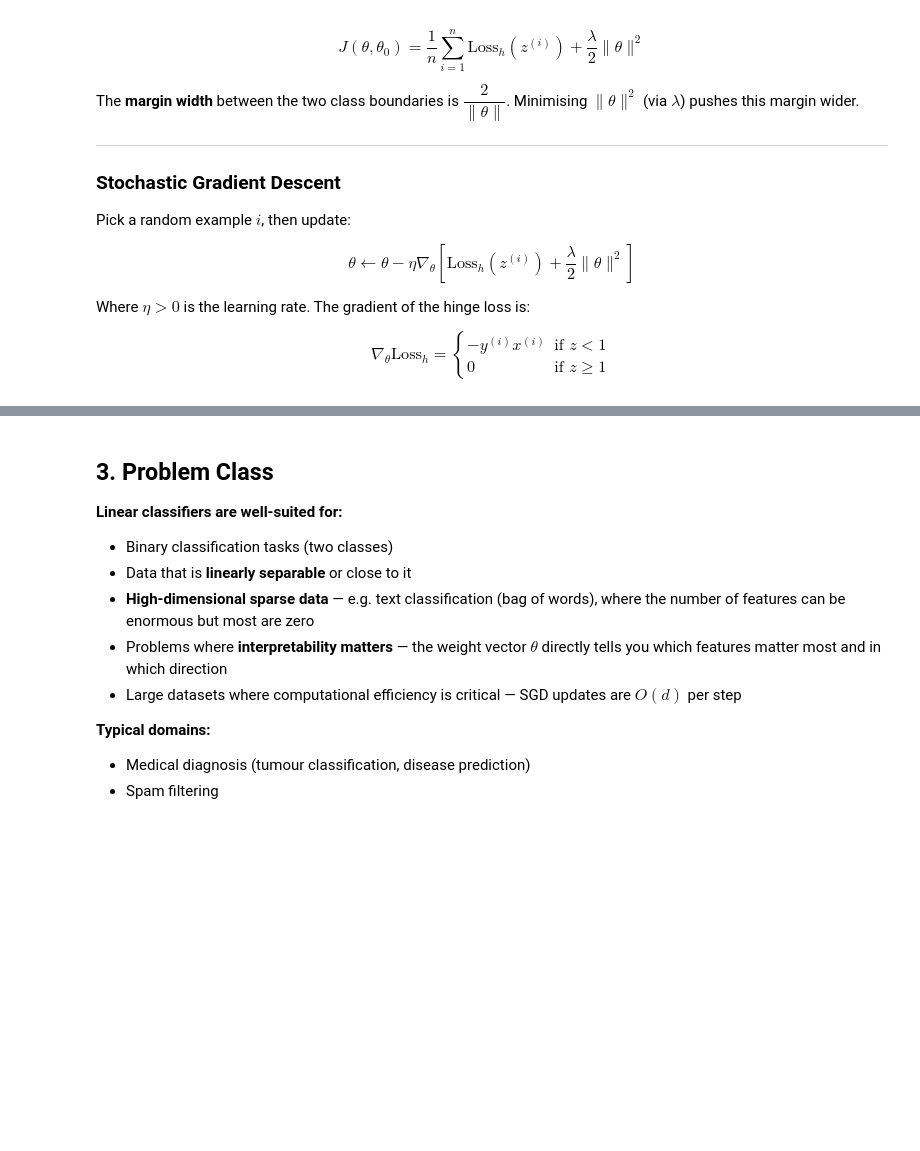
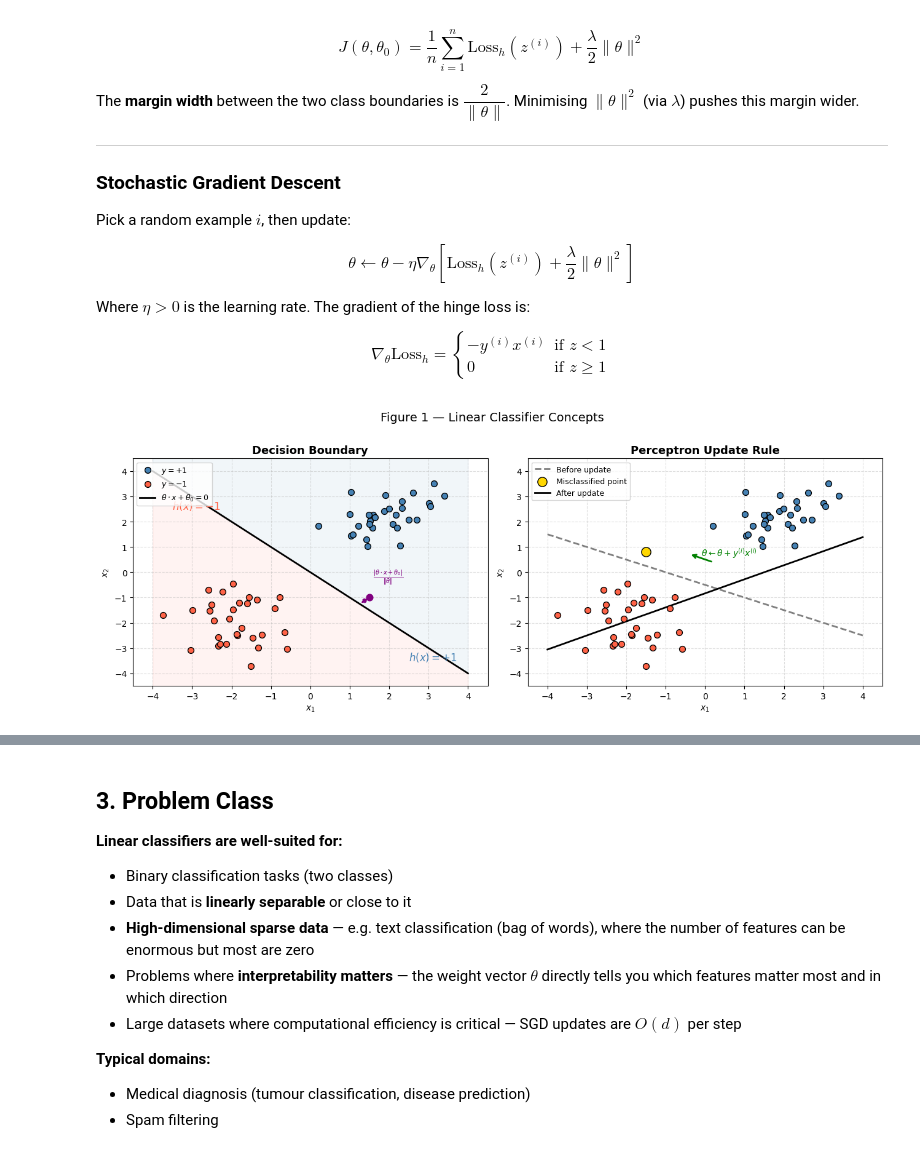
Before and after one commit to Prashan7h/ml-algorithms, a Jupyter notebook: notebooks/01_linear_classifier_perceptron.ipynb, the cells around one changed output, grey strips where cells are left out. Drawn from its saved outputs; the diff is of its cells as text; code cells hidden in the pictures; blank space fills up the shorter version.

```diff
--- a/notebooks/01_linear_classifier_perceptron.ipynb
+++ b/notebooks/01_linear_classifier_perceptron.ipynb
@@ -75,3 +75,69 @@ $$\theta \leftarrow \theta - \eta \nabla_\theta \left[\text{Loss}_h(z^{(i)}) + \
 Where $\eta > 0$ is the learning rate. The gradient of the hinge loss is:
 
 $$\nabla_\theta \text{Loss}_h = \begin{cases} -y^{(i)} x^{(i)} & \text{if } z < 1 \\ 0 & \text{if } z \geq 1 \end{cases}$$
+# %%
+
+import numpy as np
+import matplotlib.pyplot as plt
+import matplotlib.patches as mpatches
+from matplotlib.patches import FancyArrowPatch
+
+fig, axes = plt.subplots(1, 2, figsize=(13, 5))
+
+# ── Diagram 1: Decision boundary ──────────────────────────────────────────────
+ax = axes[0]
+rng = np.random.default_rng(0)
+Xp = rng.multivariate_normal([2, 2],  [[0.6, 0], [0, 0.6]], 30)
+Xn = rng.multivariate_normal([-2, -2], [[0.6, 0], [0, 0.6]], 30)
+ax.scatter(Xp[:, 0], Xp[:, 1], c='steelblue', edgecolors='k', s=50, label=r'$y = +1$', zorder=3)
+ax.scatter(Xn[:, 0], Xn[:, 1], c='tomato',    edgecolors='k', s=50, label=r'$y = -1$', zorder=3)
+
+x1 = np.linspace(-4, 4, 200)
+theta = np.array([1.0, 1.0]); theta0 = 0.0
+ax.plot(x1, -(theta[0]*x1 + theta0)/theta[1], 'k-', lw=2, label=r'$\theta \cdot x + \theta_0 = 0$')
+ax.fill_between(x1, -(theta[0]*x1 + theta0)/theta[1], 5,  alpha=0.07, color='steelblue')
+ax.fill_between(x1, -(theta[0]*x1 + theta0)/theta[1], -5, alpha=0.07, color='tomato')
+ax.text( 2.5, -3.5, r'$h(x)=+1$', fontsize=12, color='steelblue', fontweight='bold')
+ax.text(-3.5,  2.5, r'$h(x)=-1$', fontsize=12, color='tomato',    fontweight='bold')
+
+# signed distance arrow for one point
+x0 = np.array([1.5, -1.0])
+foot = x0 - (theta @ x0 + theta0) / (theta @ theta) * theta
+ax.annotate('', xy=foot, xytext=x0,
+            arrowprops=dict(arrowstyle='<->', color='purple', lw=1.5))
+ax.text(1.6, -0.3, r'$\frac{|\theta \cdot x + \theta_0|}{\|\theta\|}$', fontsize=10, color='purple')
+ax.scatter(*x0, c='purple', s=60, zorder=4)
+
+ax.set_xlim(-4.5, 4.5); ax.set_ylim(-4.5, 4.5)
+ax.set_title('Decision Boundary', fontsize=13, fontweight='bold')
+ax.set_xlabel(r'$x_1$'); ax.set_ylabel(r'$x_2$')
+ax.legend(loc='upper left', fontsize=9); ax.grid(True, linestyle='--', alpha=0.4)
+
+# ── Diagram 2: Perceptron update ──────────────────────────────────────────────
+ax = axes[1]
+ax.scatter(Xp[:, 0], Xp[:, 1], c='steelblue', edgecolors='k', s=50, zorder=3)
+ax.scatter(Xn[:, 0], Xn[:, 1], c='tomato',    edgecolors='k', s=50, zorder=3)
+
+theta_old = np.array([0.5, 1.0]); theta0_old = 0.5
+ax.plot(x1, -(theta_old[0]*x1 + theta0_old)/theta_old[1], 'gray', lw=2, linestyle='--', label='Before update')
+
+# misclassified point
+xm = np.array([-1.5, 0.8]); ym = 1
+ax.scatter(*xm, c='gold', edgecolors='k', s=120, zorder=5, label='Misclassified point')
+theta_new = theta_old + ym * xm
+theta0_new = theta0_old + ym
+ax.plot(x1, -(theta_new[0]*x1 + theta0_new)/theta_new[1], 'k-', lw=2, label='After update')
+ax.annotate('', xy=(theta_new[0]*0.4, theta_new[1]*0.4),
+            xytext=(theta_old[0]*0.4, theta_old[1]*0.4),
+            arrowprops=dict(arrowstyle='->', color='green', lw=2))
+ax.text(-0.1, 0.65, r'$\theta \leftarrow \theta + y^{(i)}x^{(i)}$', fontsize=10, color='green')
+
+ax.set_xlim(-4.5, 4.5); ax.set_ylim(-4.5, 4.5)
+ax.set_title('Perceptron Update Rule', fontsize=13, fontweight='bold')
+ax.set_xlabel(r'$x_1$'); ax.set_ylabel(r'$x_2$')
+ax.legend(loc='upper left', fontsize=9); ax.grid(True, linestyle='--', alpha=0.4)
+
+plt.suptitle('Figure 1 — Linear Classifier Concepts', fontsize=14, y=1.01)
+plt.tight_layout(); plt.show()
+# %% [output]
+[figure, added]
```
Also changed, not shown: parts of 13 cells of this notebook.
